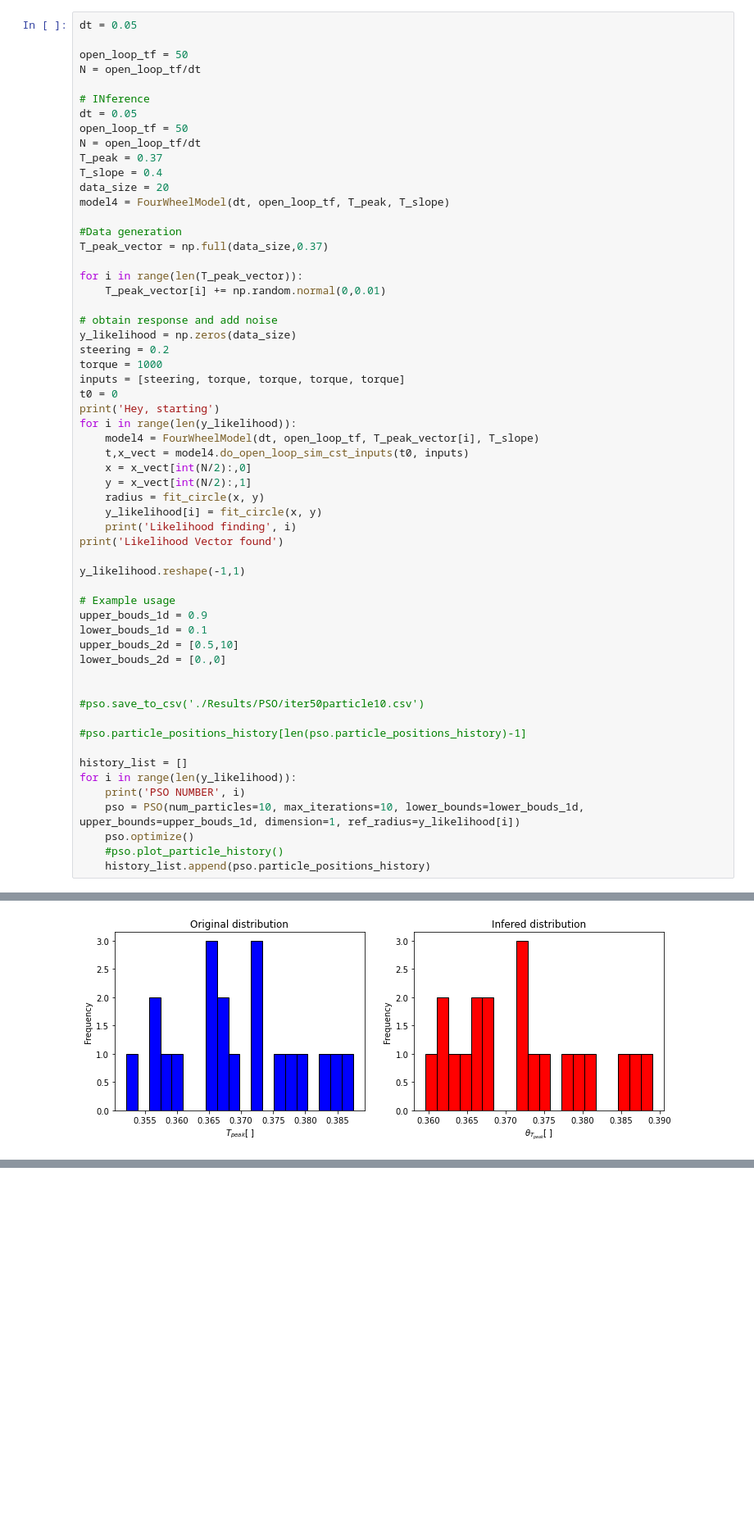
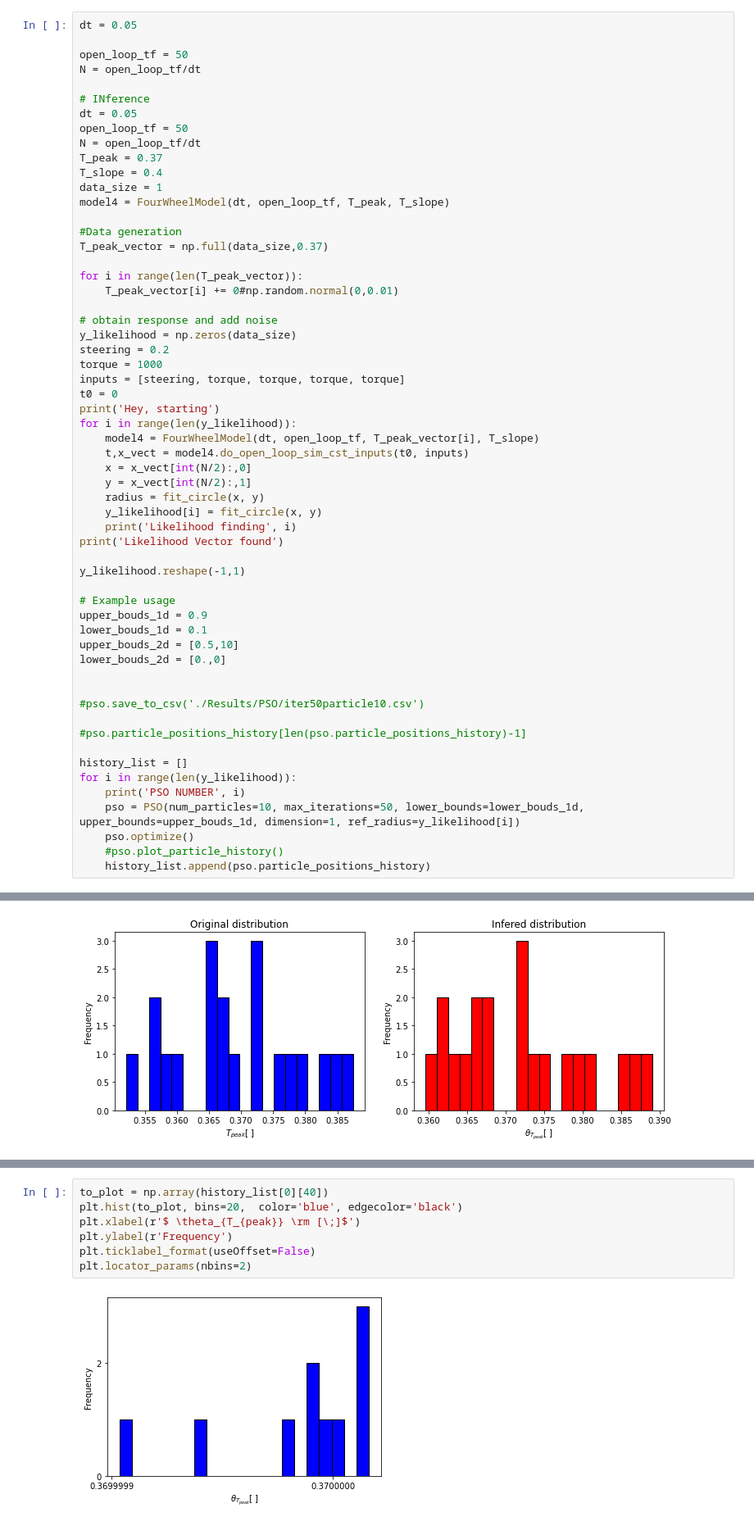
Before and after one commit to JonasGrutter/Stochastic_Vehicle_Model_Ideas, a Jupyter notebook: PSO_identification_circle_EACH_ELEMENT.ipynb, the cells around one changed output, grey strips where cells are left out. Shown: that part at 82% size. Drawn from its saved outputs; the diff is of its cells as text; blank space fills up the shorter version.

```diff
--- a/PSO_identification_circle_EACH_ELEMENT.ipynb
+++ b/PSO_identification_circle_EACH_ELEMENT.ipynb
@@ -320,14 +320,14 @@ open_loop_tf = 50
 N = open_loop_tf/dt
 T_peak = 0.37
 T_slope = 0.4
-data_size = 20
+data_size = 1
 model4 = FourWheelModel(dt, open_loop_tf, T_peak, T_slope)
 
 #Data generation
 T_peak_vector = np.full(data_size,0.37)
 
 for i in range(len(T_peak_vector)):
-    T_peak_vector[i] += np.random.normal(0,0.01)
+    T_peak_vector[i] += 0#np.random.normal(0,0.01)
 
 # obtain response and add noise
 y_likelihood = np.zeros(data_size)
@@ -362,7 +362,7 @@ lower_bouds_2d = [0.,0]
 history_list = []
 for i in range(len(y_likelihood)):
     print('PSO NUMBER', i)
-    pso = PSO(num_particles=10, max_iterations=10, lower_bounds=lower_bouds_1d, upper_bounds=upper_bouds_1d, dimension=1, ref_radius=y_likelihood[i])
+    pso = PSO(num_particles=10, max_iterations=50, lower_bounds=lower_bouds_1d, upper_bounds=upper_bouds_1d, dimension=1, ref_radius=y_likelihood[i])
     pso.optimize()
     #pso.plot_particle_history()
     history_list.append(pso.particle_positions_history)
@@ -450,0 +423,9 @@ sc.norm.fit(pso.particle_positions_history[9])
+# %%
+to_plot = np.array(history_list[0][40])
+plt.hist(to_plot, bins=20,  color='blue', edgecolor='black')
+plt.xlabel(r'$ \theta_{T_{peak}} \rm [\;]$')
+plt.ylabel(r'Frequency')
+plt.ticklabel_format(useOffset=False)
+plt.locator_params(nbins=2)
+# %% [output]
+[figure, added]
```
Also changed, not shown: parts of 6 cells of this notebook, 26 other files.
